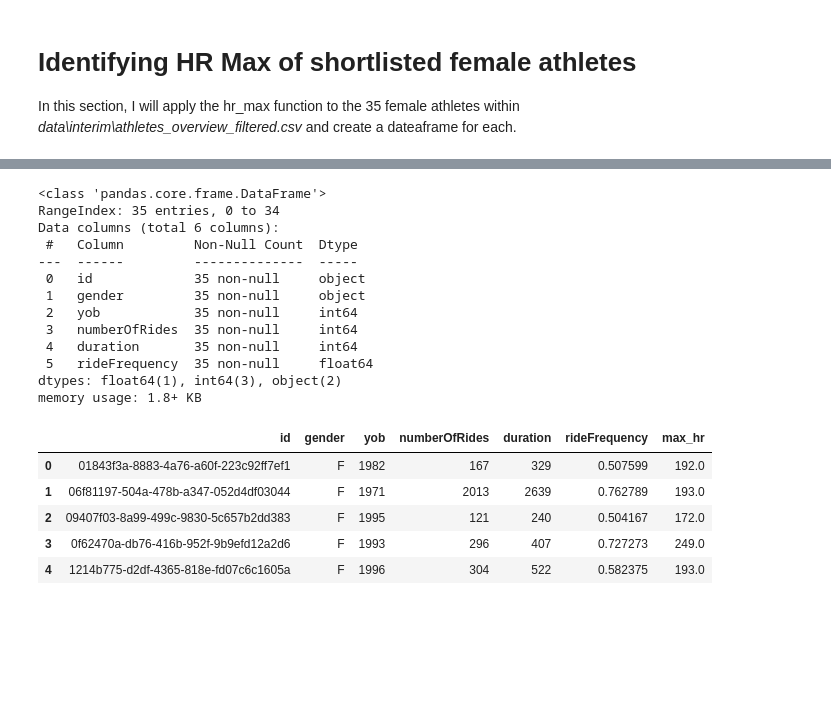
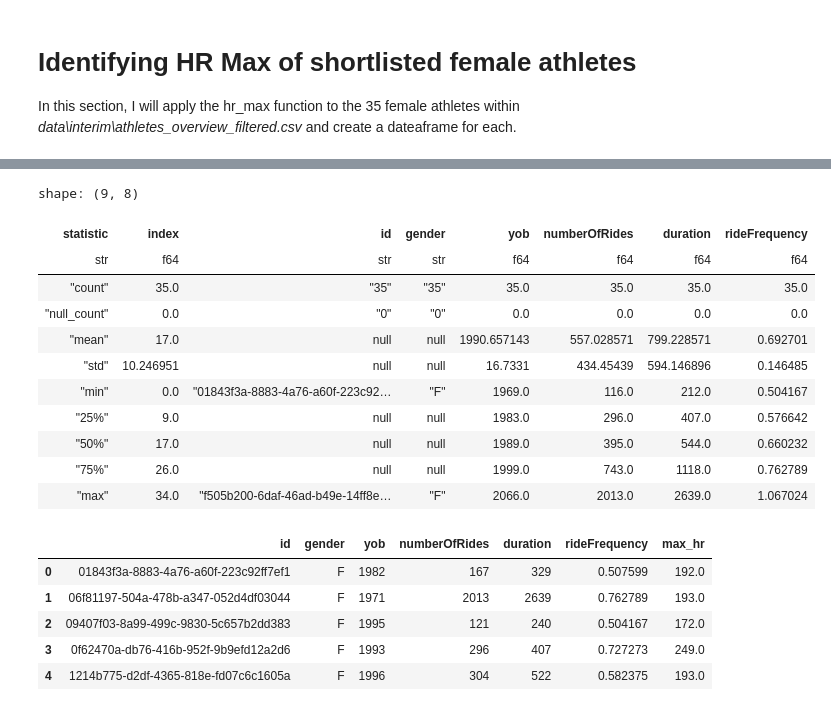
Before and after one commit to HimalKarkal/Golden-Cheetah, a Jupyter notebook: notebooks/0.02_heart_rate_filtering.ipynb, the cells around one changed output, grey strips where cells are left out. Drawn from its saved outputs; the diff is of its cells as text; code cells hidden in the pictures; blank space fills up the shorter version.

Commit message:
Moved from pandas to polars for performance critical code.

```diff
--- a/notebooks/0.02_heart_rate_filtering.ipynb
+++ b/notebooks/0.02_heart_rate_filtering.ipynb
@@ -207,18 +210,17 @@ df.head()
 # %%
-df_females = df[df["gender"] == "F"].reset_index(drop=True)
+df_females = df.filter(pl.col("gender") == "F").with_row_index(name="index")
 
-df_females.info()
+df_females.describe()
 # %% [output]
-<class 'pandas.core.frame.DataFrame'>
-RangeIndex: 35 entries, 0 to 34
-Data columns (total 6 columns):
- #   Column         Non-Null Count  Dtype
----  ------         --------------  -----
- 0   id             35 non-null     object
- 1   gender         35 non-null     object
- 2   yob            35 non-null     int64
- 3   numberOfRides  35 non-null     int64
- 4   duration       35 non-null     int64
- 5   rideFrequency  35 non-null     float64
-dtypes: float64(1), int64(3), object(2)
-memory usage: 1.8+ KB
+shape: (9, 8)
+| statistic | index | id | gender | yob | numberOfRides | duration | rideFrequency |
+| str | f64 | str | str | f64 | f64 | f64 | f64 |
+| "count" | 35.0 | "35" | "35" | 35.0 | 35.0 | 35.0 | 35.0 |
+| "null_count" | 0.0 | "0" | "0" | 0.0 | 0.0 | 0.0 | 0.0 |
+| "mean" | 17.0 | null | null | 1990.657143 | 557.028571 | 799.228571 | 0.692701 |
+| "std" | 10.246951 | null | null | 16.7331 | 434.45439 | 594.146896 | 0.146485 |
+| "min" | 0.0 | "01843f3a-8883-4a76-a60f-223c92… | "F" | 1969.0 | 116.0 | 212.0 | 0.504167 |
+| "25%" | 9.0 | null | null | 1983.0 | 296.0 | 407.0 | 0.576642 |
+| "50%" | 17.0 | null | null | 1989.0 | 395.0 | 544.0 | 0.660232 |
+| "75%" | 26.0 | null | null | 1999.0 | 743.0 | 1118.0 | 0.762789 |
+| "max" | 34.0 | "f505b200-6daf-46ad-b49e-14ff8e… | "F" | 2066.0 | 2013.0 | 2639.0 | 1.067024 |
```
Also changed, not shown: parts of 7 cells of this notebook.
